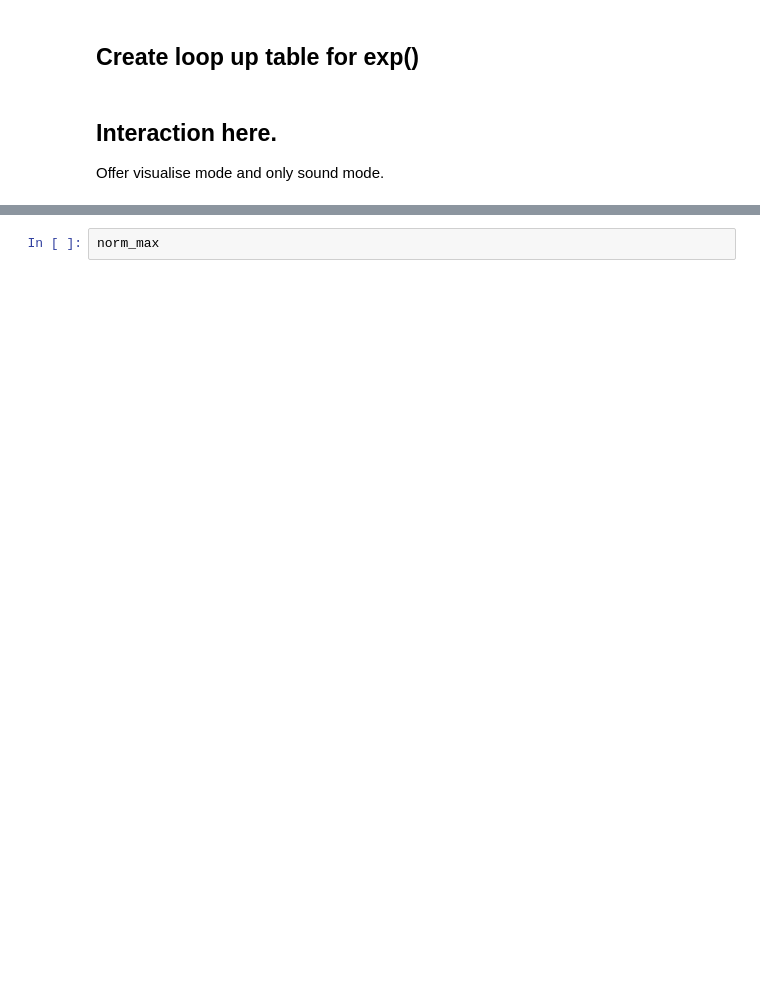
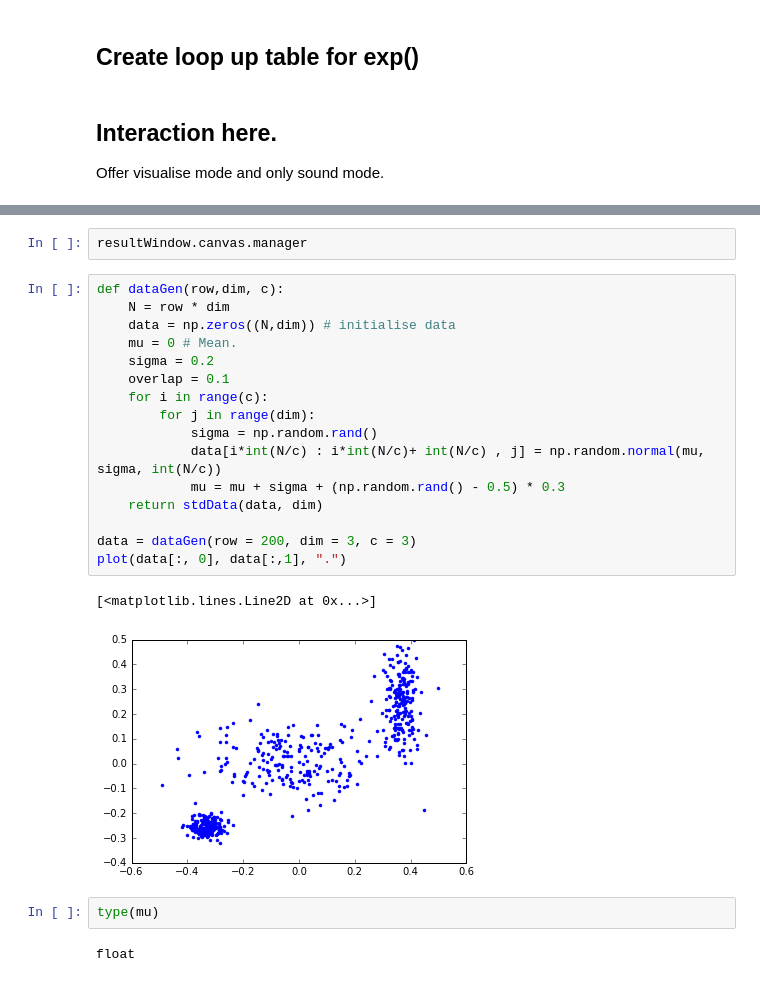
Before and after one commit to wiccy46/MBSison16, a Jupyter notebook: ptmain.ipynb, the cells around one changed output, grey strips where cells are left out. Drawn from its saved outputs; the diff is of its cells as text; blank space fills up the shorter version.

```diff
--- a/ptmain.ipynb
+++ b/ptmain.ipynb
@@ -374,2 +383,25 @@ Populating the interactive namespace from numpy and matplotlib
-# %%
-norm_max
+# %%
+resultWindow.canvas.manager
+# %%
+def dataGen(row,dim, c):
+    N = row * dim
+    data = np.zeros((N,dim)) # initialise data
+    mu = 0 # Mean.
+    sigma = 0.2
+    overlap = 0.1
+    for i in range(c):
+        for j in range(dim):
+            sigma = np.random.rand()
+            data[i*int(N/c) : i*int(N/c)+ int(N/c) , j] = np.random.normal(mu, sigma, int(N/c))
+            mu = mu + sigma + (np.random.rand() - 0.5) * 0.3
+    return stdData(data, dim)
+
+data = dataGen(row = 200, dim = 3, c = 3)
+plot(data[:, 0], data[:,1], ".")
+# %% [output]
+[<matplotlib.lines.Line2D at 0x...>]
+[figure, added]
+# %%
+type(mu)
+# %% [output]
+float
```
Also changed, not shown: parts of 5 cells of this notebook.
